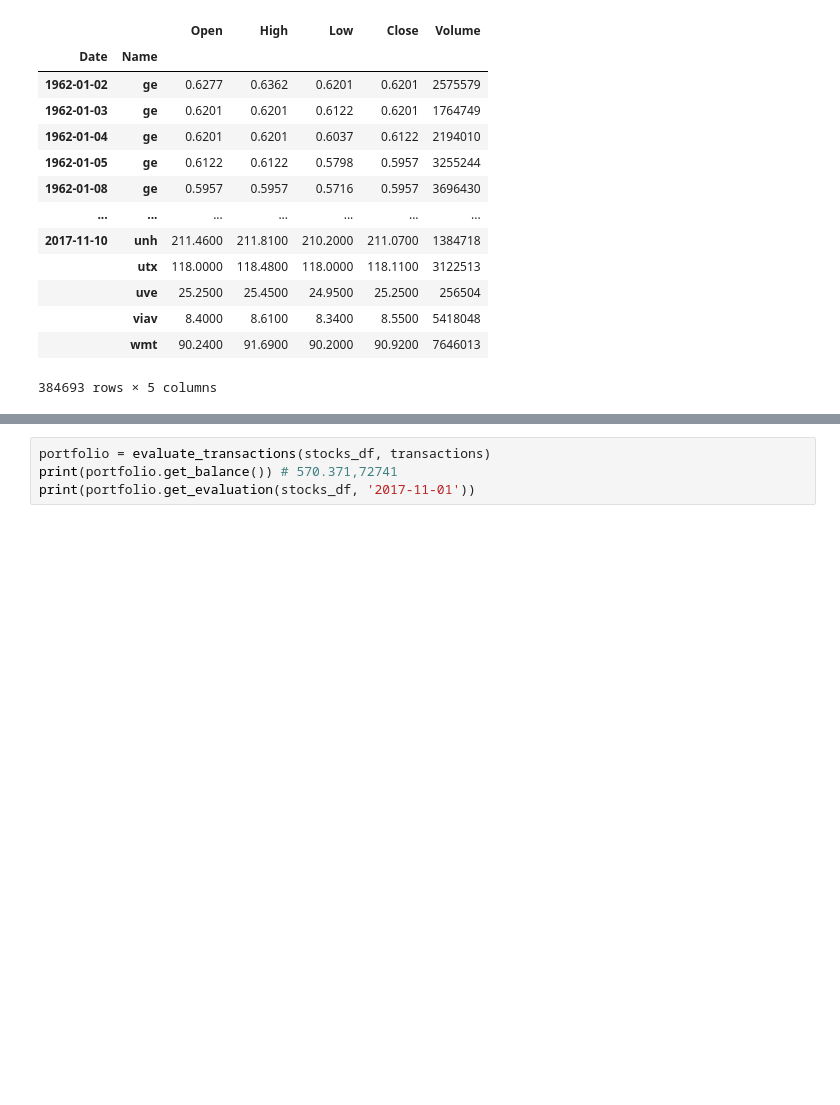
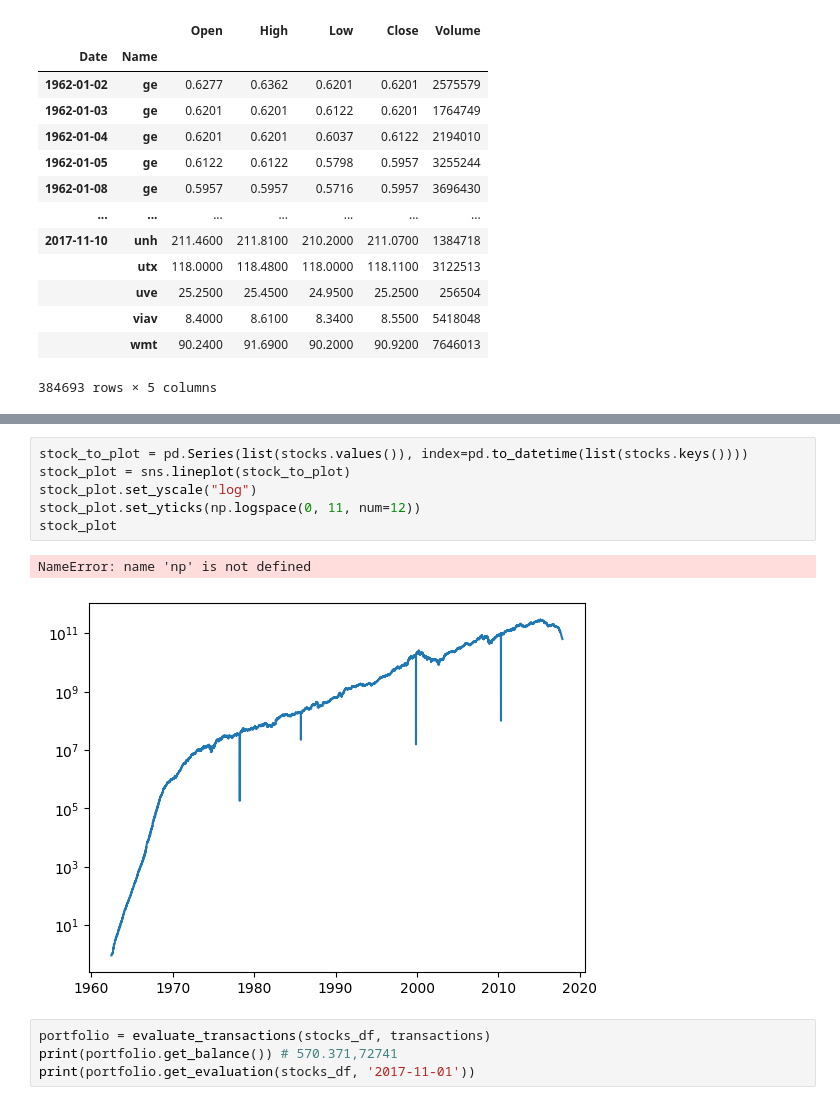
Before and after one commit to marvlach/stocks-project, a Jupyter notebook: src/Stocks.ipynb, the cells around one changed output, grey strips where cells are left out. Saved outputs shown, nothing was run; the diff lists cells and outputs as text; blank space fills up the shorter version.

```diff
--- a/src/Stocks.ipynb
+++ b/src/Stocks.ipynb
@@ -155,3 +368,12 @@ stocks_df.loc[(stocks_df['Close'] == stocks_df['High']) & (stocks_df['IntraDayDi
+# %%
+stock_to_plot = pd.Series(list(stocks.values()), index=pd.to_datetime(list(stocks.keys())))
+stock_plot = sns.lineplot(stock_to_plot)
+stock_plot.set_yscale("log")
+stock_plot.set_yticks(np.logspace(0, 11, num=12))
+stock_plot
+# %% [output]
+NameError: name 'np' is not defined
+[figure, added]
 # %%
 portfolio = evaluate_transactions(stocks_df, transactions)
 print(portfolio.get_balance()) # 570.371,72741
```
Also changed, not shown: parts of 17 cells of this notebook, 7 other files.
